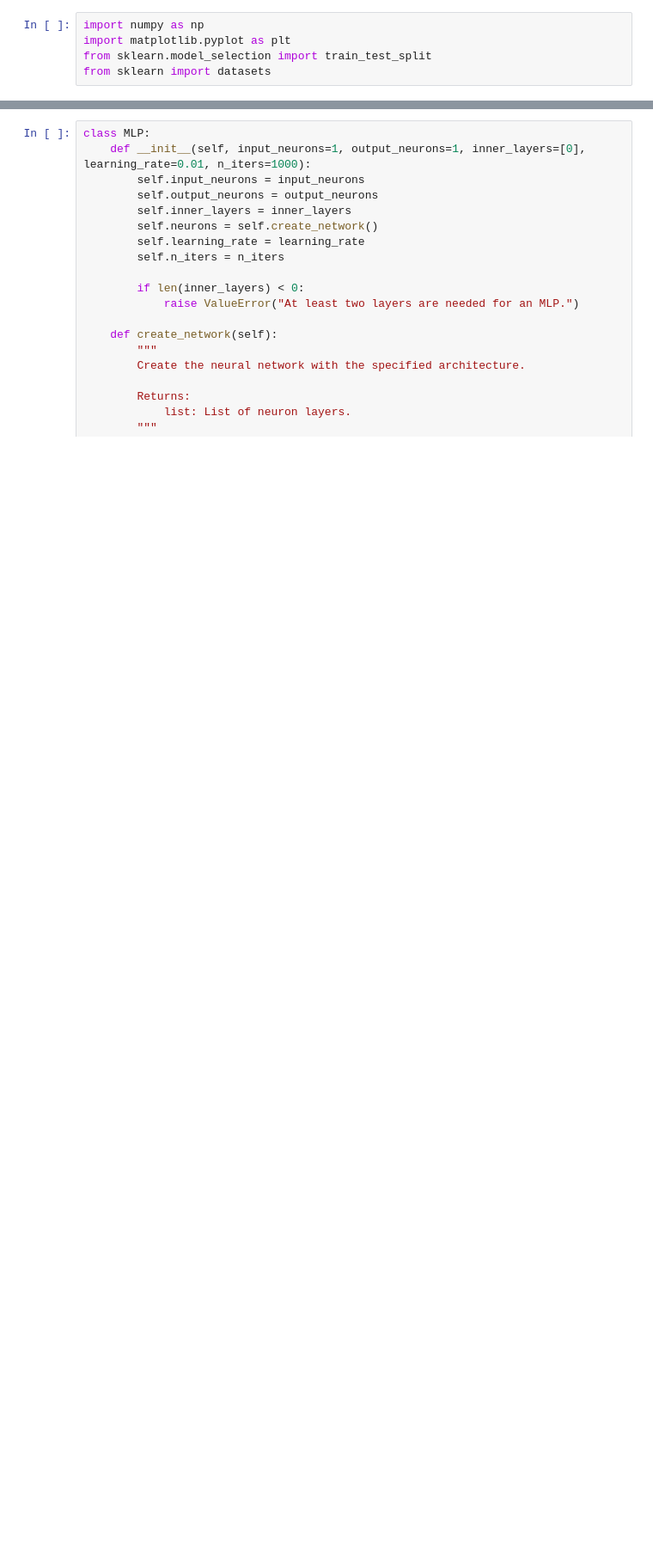
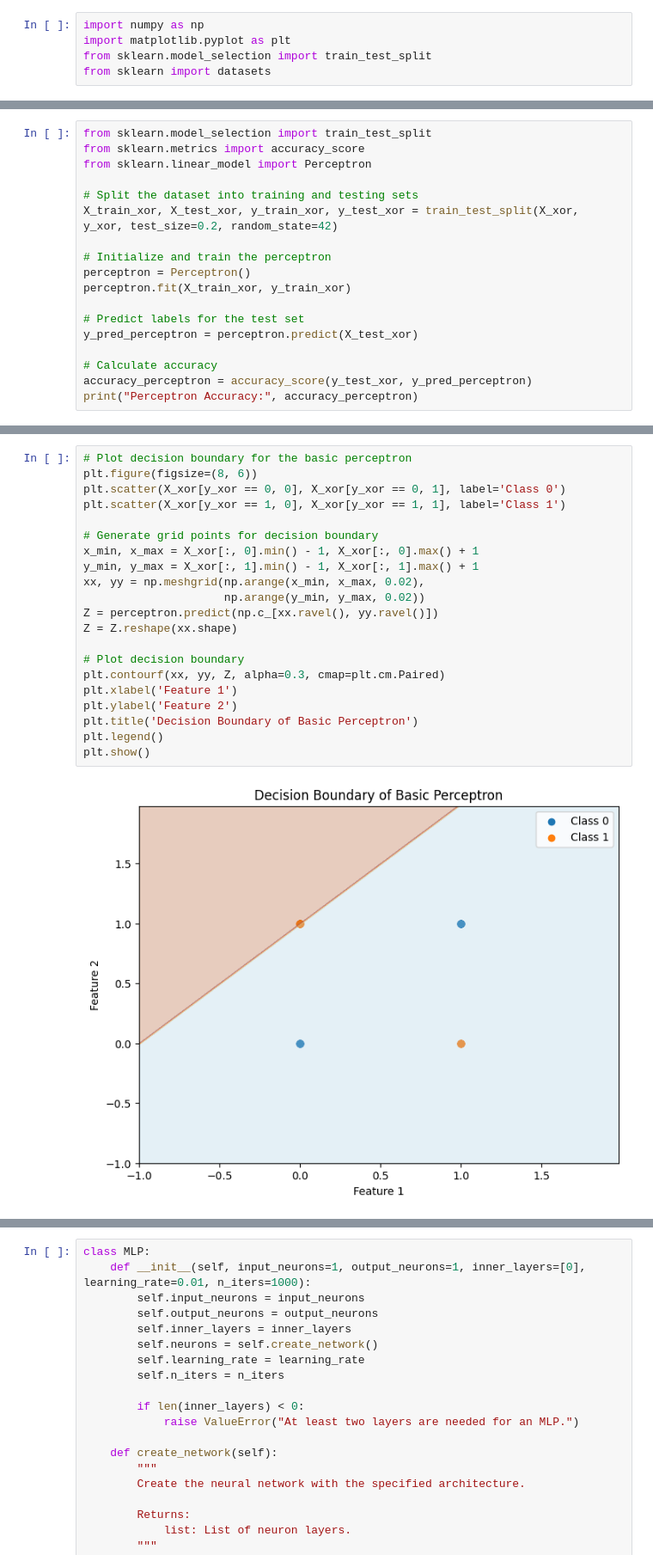
Before and after one commit to albertnieto/quantum-perceptron, a Jupyter notebook: notebooks/test.ipynb, the cells around one changed output, grey strips where cells are left out. Shown at 86% size. Saved outputs shown, nothing was run; the diff lists cells and outputs as text; blank space fills up the shorter version.

```diff
--- a/notebooks/test.ipynb
+++ b/notebooks/test.ipynb
@@ -283,0 +359,18 @@ class Perceptron:
+# %%
+from sklearn.model_selection import train_test_split
+from sklearn.metrics import accuracy_score
+from sklearn.linear_model import Perceptron
+
+# Split the dataset into training and testing sets
+X_train_xor, X_test_xor, y_train_xor, y_test_xor = train_test_split(X_xor, y_xor, test_size=0.2, random_state=42)
+
+# Initialize and train the perceptron
+perceptron = Perceptron()
+perceptron.fit(X_train_xor, y_train_xor)
+
+# Predict labels for the test set
+y_pred_perceptron = perceptron.predict(X_test_xor)
+
+# Calculate accuracy
+accuracy_perceptron = accuracy_score(y_test_xor, y_pred_perceptron)
+print("Perceptron Accuracy:", accuracy_perceptron)
@@ -283,0 +379,23 @@ class Perceptron:
+# %%
+# Plot decision boundary for the basic perceptron
+plt.figure(figsize=(8, 6))
+plt.scatter(X_xor[y_xor == 0, 0], X_xor[y_xor == 0, 1], label='Class 0')
+plt.scatter(X_xor[y_xor == 1, 0], X_xor[y_xor == 1, 1], label='Class 1')
+
+# Generate grid points for decision boundary
+x_min, x_max = X_xor[:, 0].min() - 1, X_xor[:, 0].max() + 1
+y_min, y_max = X_xor[:, 1].min() - 1, X_xor[:, 1].max() + 1
+xx, yy = np.meshgrid(np.arange(x_min, x_max, 0.02),
+                     np.arange(y_min, y_max, 0.02))
+Z = perceptron.predict(np.c_[xx.ravel(), yy.ravel()])
+Z = Z.reshape(xx.shape)
+
+# Plot decision boundary
+plt.contourf(xx, yy, Z, alpha=0.3, cmap=plt.cm.Paired)
+plt.xlabel('Feature 1')
+plt.ylabel('Feature 2')
+plt.title('Decision Boundary of Basic Perceptron')
+plt.legend()
+plt.show()
+# %% [output]
+[figure, added]
```
Also changed, not shown: parts of 28 cells of this notebook.
